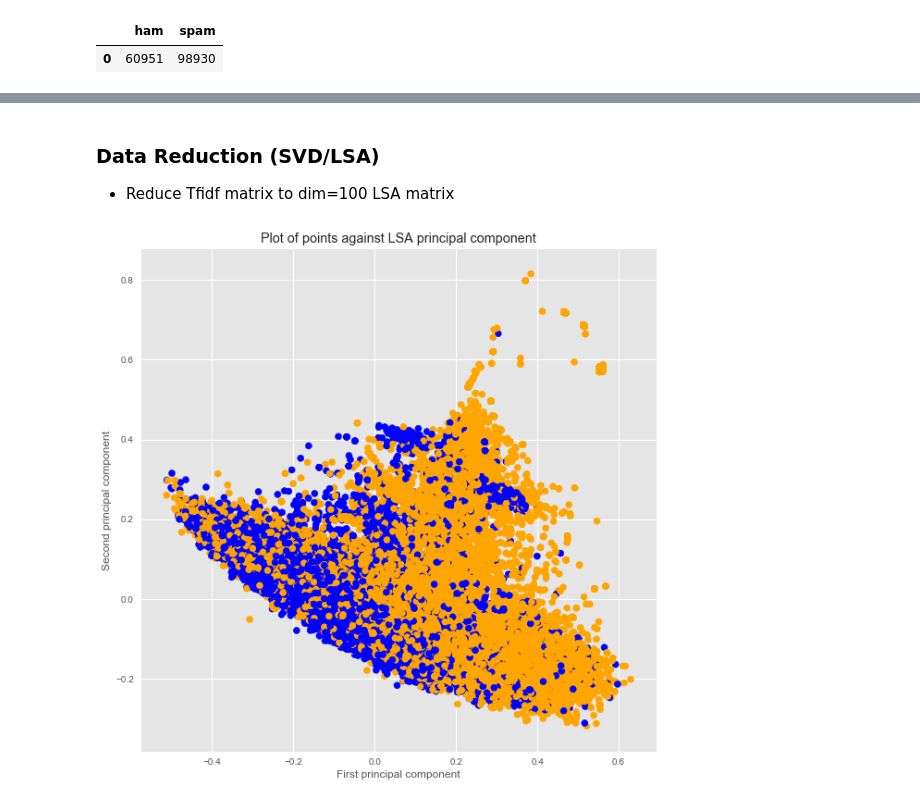
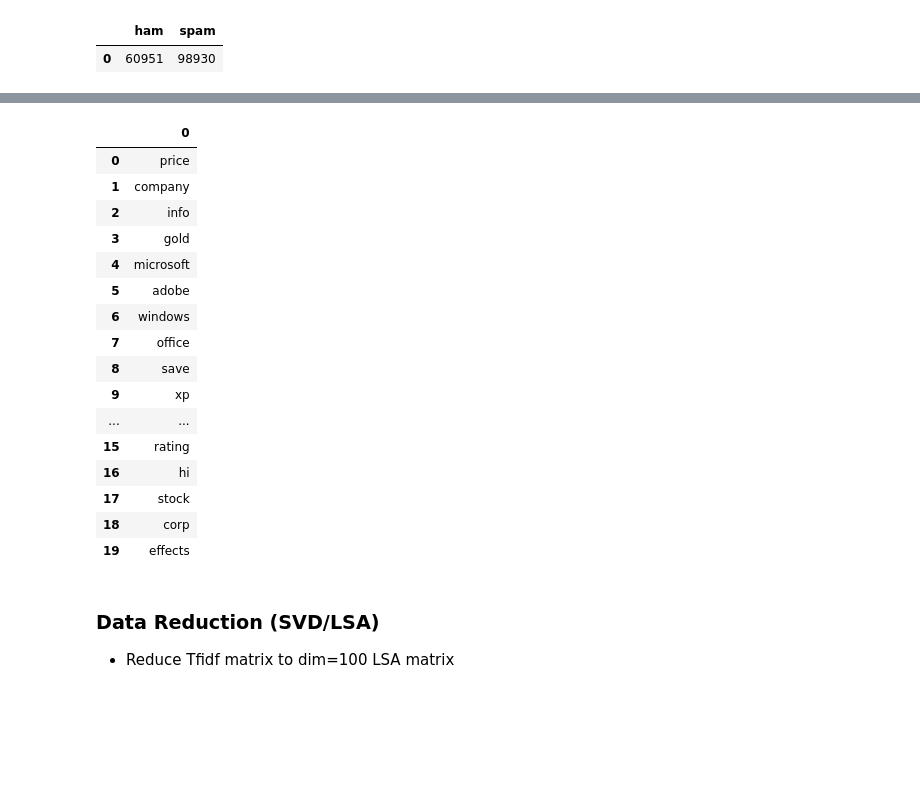
Before and after one commit to aenni0409/208-final-project-kapa, a Jupyter notebook: STA208_Project_Anita_Analysis.ipynb, the cells around one changed output, grey strips where cells are left out. Saved outputs shown, nothing was run; the diff lists cells and outputs as text; code cells hidden in the pictures; blank space fills up the shorter version.

```diff
--- a/STA208_Project_Anita_Analysis.ipynb
+++ b/STA208_Project_Anita_Analysis.ipynb
@@ -156,3 +173,23 @@ def top_tfidf_feats(row, features top_n=25):
+# %%
+pd.DataFrame(topwords(20,'1999'))
+# %% [output]
+|  | 0 |
+| 0 | price |
+| 1 | company |
+| 2 | info |
+| 3 | gold |
+| 4 | microsoft |
+| 5 | adobe |
+| 6 | windows |
+| 7 | office |
+| 8 | save |
+| 9 | xp |
+| ... | ... |
+| 15 | rating |
+| 16 | hi |
+| 17 | stock |
+| 18 | corp |
+| 19 | effects |
 # %% [markdown]
 ### Data Reduction (SVD/LSA)
 
@@ -167,13 +204,3 @@ dtm_lsa = Normalizer(copy=False).fit_transform(dtm_lsa)
 
 dtm_lsa_test = lsa.transform(X_test_tf)
 dtm_lsa_test = Normalizer(copy=False).transform(dtm_lsa_test)
-# %%
-fig = plt.figure(figsize=[10,10])
-colors=['blue','orange']
-plt.scatter(dtm_lsa[:,1],dtm_lsa[:,2],c=y_train, cmap=matplotlib.colors.ListedColormap(colors))
-plt.xlabel('First principal component')
-plt.ylabel('Second principal component')
-plt.title('Plot of points against LSA principal component for training data')
-plt.show()
-# %% [output]
-[figure, removed]
```
Also changed, not shown: parts of 12 cells of this notebook.
